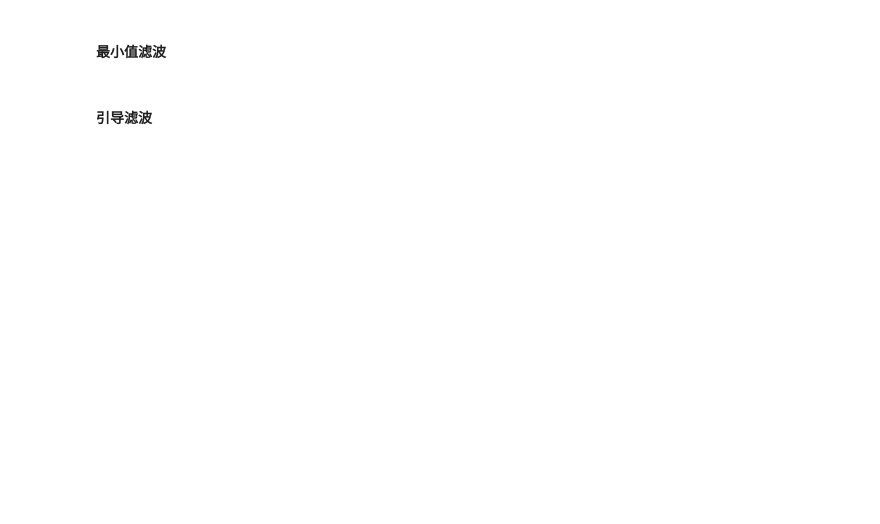
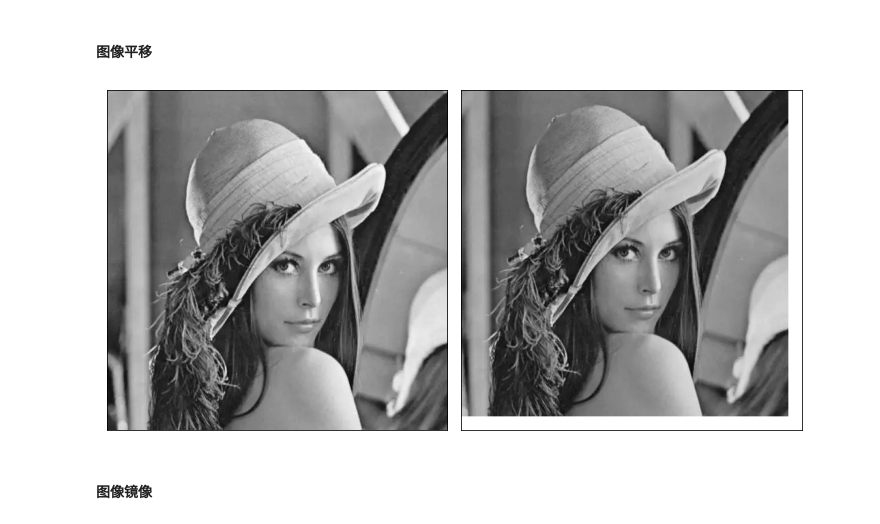
Before and after one commit to yeshunlong/ImageProcessing, a Jupyter notebook: homework2.ipynb, the cells around one changed output. Drawn from its saved outputs; the diff is of its cells as text; code cells hidden in the pictures; blank space fills up the shorter version.

```diff
--- a/homework2.ipynb
+++ b/homework2.ipynb
@@ -5,10 +6,30 @@ import matplotlib.pyplot as plt
 # %%
-img = cv2.imread('dataset/fog.jpg')
+img = cv2.imread('dataset/lena.jpg')
+grayImage = cv2.cvtColor(img, cv2.COLOR_BGR2GRAY)
+height = grayImage.shape[0]
+width = grayImage.shape[1]
 # %% [markdown]
-#### 最小值滤波
+#### 图像平移
 # %%
-def zmMinFilterGray(src, r=7):
-    return cv2.erode(src, np.ones((2 * r + 1, 2 * r + 1)))
+transform = np.array([[1, 0, 20], [0, 1, 20], [0, 0, 1]])
+result = np.zeros((height, width))
+for i in range(height):
+    for j in range(width):
+        original_pos = np.array([i, j, 1])
+        target_pos = np.dot(transform, original_pos)
+        x = int(target_pos[0])
+        y = int(target_pos[1])
+        if x >= height or y >= width or x < 0 or y < 0:
+            result[i, j] = 255
+        else:
+            result[i, j] = grayImage[x, y]
+plt.figure(figsize=(10, 12))
+plt.subplot(121), plt.imshow(grayImage, 'gray'), plt.xticks([]), plt.yticks([])
+plt.subplot(122), plt.imshow(result, 'gray'), plt.xticks([]), plt.yticks([])
+plt.tight_layout()
+plt.show()
+# %% [output]
+[figure, added]
 # %% [markdown]
-#### 引导滤波
+#### 图像镜像
 # %%
```
Also changed, not shown: parts of 8 cells of this notebook, 4 other files.
